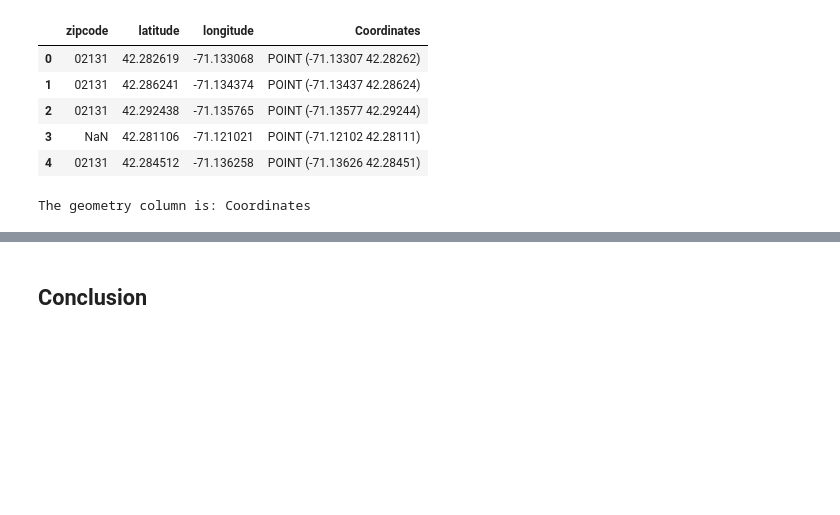
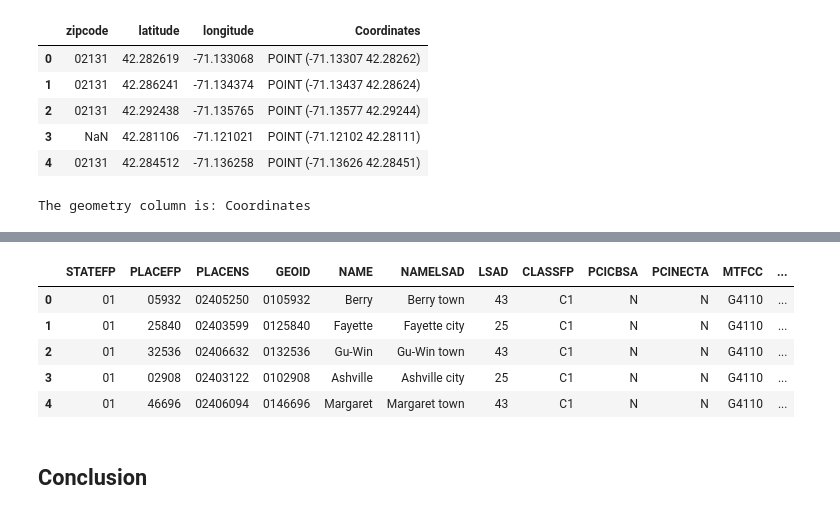
Before and after one commit to ECO225-W2024/project-one-code-32record, a Jupyter notebook: Project1 notebook.ipynb, the cells around one changed output, grey strips where cells are left out. Cells and saved outputs as stored; diff of their text form; code cells hidden in the pictures; blank space fills up the shorter version.

```diff
--- a/Project1 notebook.ipynb
+++ b/Project1 notebook.ipynb
@@ -343,3 +423,15 @@ The geometry column is: Coordinates
+# %%
+## map boston
+
+place_df = gpd.read_file("https://www2.census.gov/geo/tiger/TIGER2019/PLACE/tl_2019_01_place.zip")
+place_df.head()
+# %% [output]
+|  | STATEFP | PLACEFP | PLACENS | GEOID | NAME | NAMELSAD | LSAD | CLASSFP | PCICBSA | PCINECTA | MTFCC | ... |
+| 0 | 01 | 05932 | 02405250 | 0105932 | Berry | Berry town | 43 | C1 | N | N | G4110 | ... |
+| 1 | 01 | 25840 | 02403599 | 0125840 | Fayette | Fayette city | 25 | C1 | N | N | G4110 | ... |
+| 2 | 01 | 32536 | 02406632 | 0132536 | Gu-Win | Gu-Win town | 43 | C1 | N | N | G4110 | ... |
+| 3 | 01 | 02908 | 02403122 | 0102908 | Ashville | Ashville city | 25 | C1 | N | N | G4110 | ... |
+| 4 | 01 | 46696 | 02406094 | 0146696 | Margaret | Margaret town | 43 | C1 | N | N | G4110 | ... |
 # %% [markdown]
 ## Conclusion
 # %% [markdown]
```
Also changed, not shown: parts of 11 cells of this notebook.
